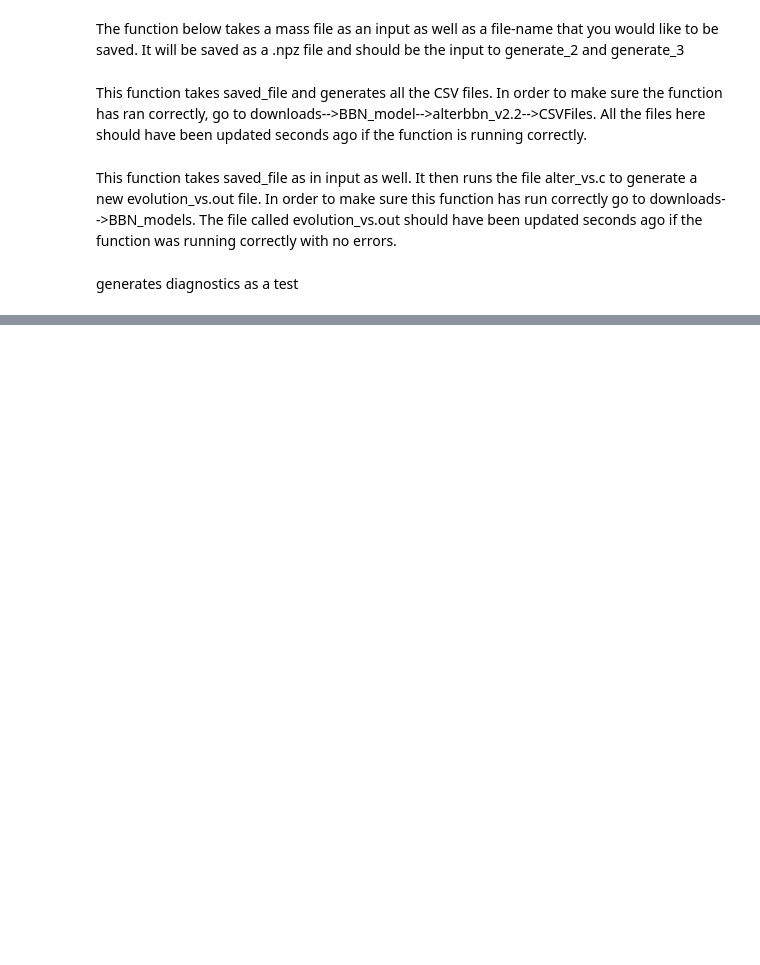
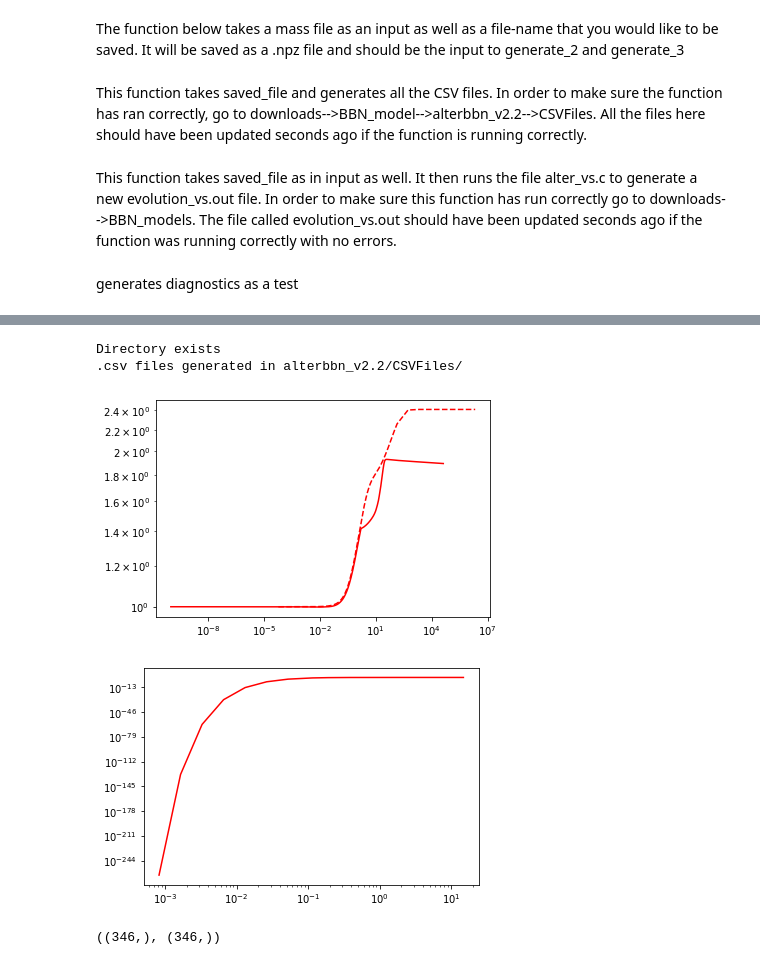
Before and after one commit to nuLABatUSD/BBN_models, a Jupyter notebook: BBN_Diagnostic.ipynb, the cells around one changed output, grey strips where cells are left out. Cells and saved outputs as stored; diff of their text form; code cells hidden in the pictures; blank space fills up the shorter version.

```diff
--- a/BBN_Diagnostic.ipynb
+++ b/BBN_Diagnostic.ipynb
@@ -84,0 +96,5 @@ generate_4("mass-300-life-0.030-new.npz","first_test.npz","evolution_vs.out")
+# %%
+generate_2("processed-mass-300-life-1.495.npz")
+# %% [output]
+Directory exists
+.csv files generated in alterbbn_v2.2/CSVFiles/
@@ -84,0 +103,6 @@ generate_4("mass-300-life-0.030-new.npz","first_test.npz","evolution_vs.out")
+# %%
+generate_4("../RMFK_Results/mass-300-life-1.495.npz","processed-mass-300-life-1.495.npz","evolution_vs.out")
+# %% [output]
+[figure, added]
+[figure, added]
+((346,), (346,))
```
Also changed, not shown: parts of 10 cells of this notebook.
